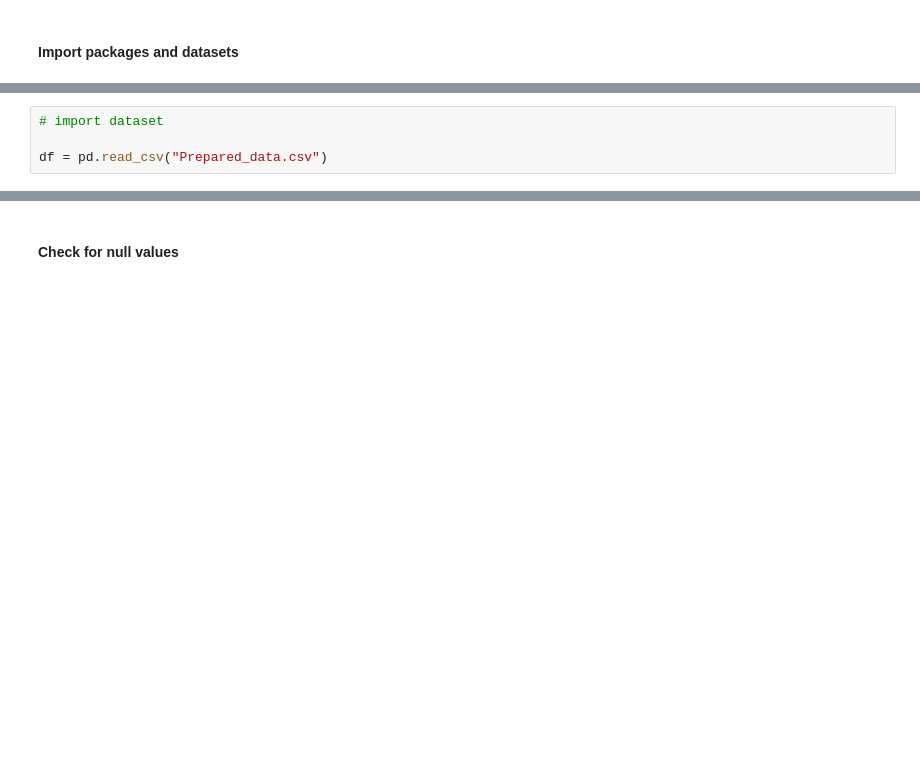
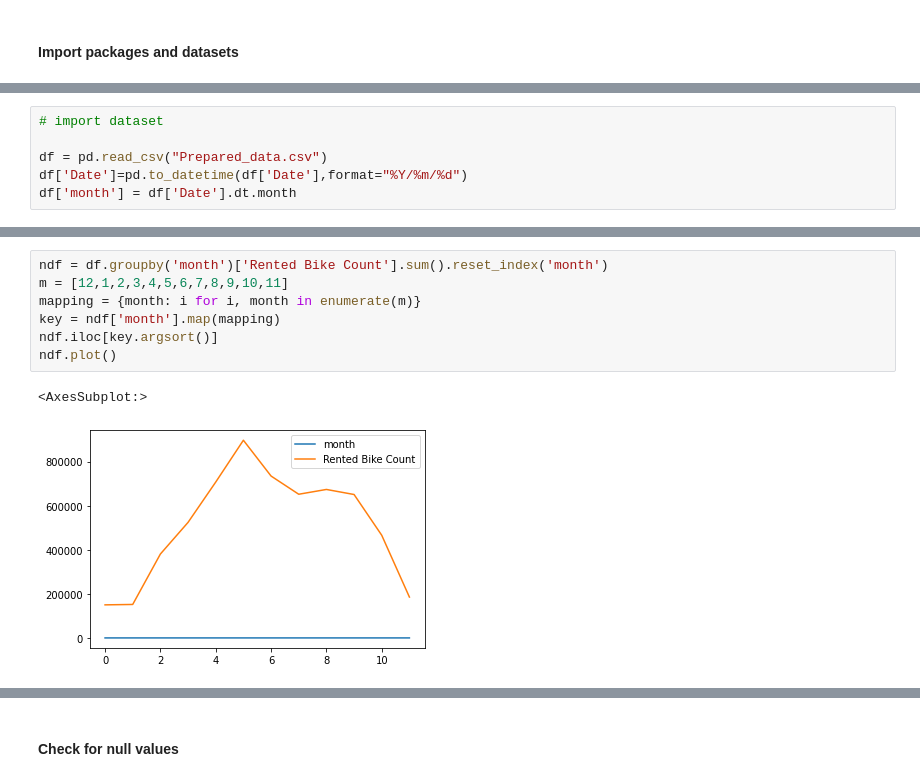
Before and after one commit to Doorwood/comp0034-cw1-i-XinyaoQian1, a Jupyter notebook: SeoulBike_app/data/coursework1.ipynb, the cells around one changed output, grey strips where cells are left out. Cells and saved outputs as stored; diff of their text form; blank space fills up the shorter version.

```diff
--- a/SeoulBike_app/data/coursework1.ipynb
+++ b/SeoulBike_app/data/coursework1.ipynb
@@ -13,3 +14,5 @@ import pandas as pd
 # import dataset
 
 df = pd.read_csv("Prepared_data.csv")
+df['Date']=pd.to_datetime(df['Date'],format="%Y/%m/%d")
+df['month'] = df['Date'].dt.month
@@ -29,0 +52,10 @@ df = pd.read_csv("Prepared_data.csv")
+# %%
+ndf = df.groupby('month')['Rented Bike Count'].sum().reset_index('month')
+m = [12,1,2,3,4,5,6,7,8,9,10,11]
+mapping = {month: i for i, month in enumerate(m)}
+key = ndf['month'].map(mapping)
+ndf.iloc[key.argsort()]
+ndf.plot()
+# %% [output]
+<AxesSubplot:>
+[figure, added]
```
Also changed, not shown: parts of 10 cells of this notebook, 1 other file.
